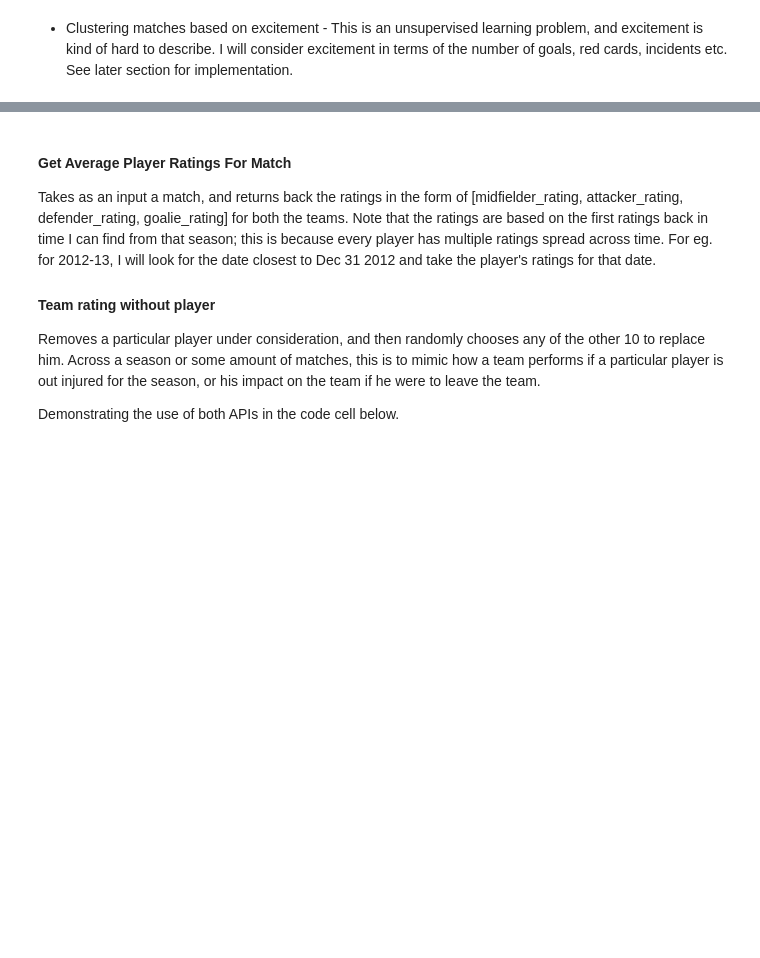
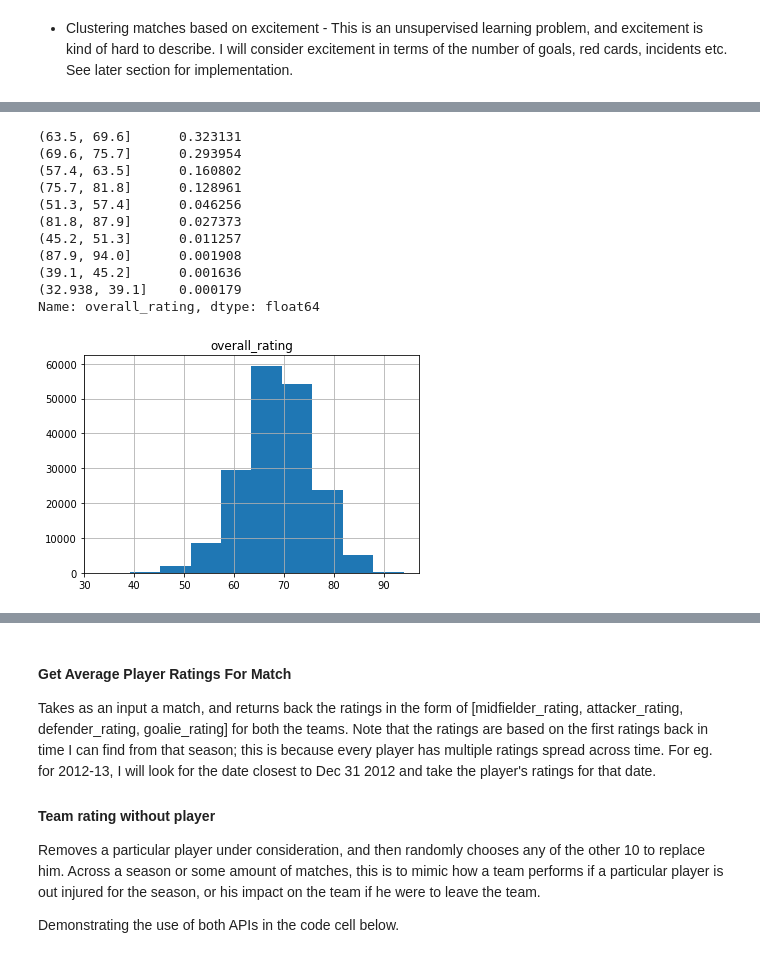
Before and after one commit to sgoyal1012/UdacityNanodegreeSubmissions, a Jupyter notebook: EuropeanSoccer_Capstone/Notebook_Code/EuropeanSoccerCapstone.ipynb, the cells around one changed output, grey strips where cells are left out. Cells and saved outputs as stored; diff of their text form; code cells hidden in the pictures; blank space fills up the shorter version.

```diff
--- a/EuropeanSoccer_Capstone/Notebook_Code/EuropeanSoccerCapstone.ipynb
+++ b/EuropeanSoccer_Capstone/Notebook_Code/EuropeanSoccerCapstone.ipynb
@@ -95,0 +145,18 @@ display(teams_features_df.head(n=1))
+# %%
+import matplotlib.pyplot as plt
+# Visualize player ratings
+players_df.hist(column= 'overall_rating', bins = 10)
+players_df['overall_rating'].value_counts(bins = 10, normalize=True)
+# %% [output]
+(63.5, 69.6]      0.323131
+(69.6, 75.7]      0.293954
+(57.4, 63.5]      0.160802
+(75.7, 81.8]      0.128961
+(51.3, 57.4]      0.046256
+(81.8, 87.9]      0.027373
+(45.2, 51.3]      0.011257
+(87.9, 94.0]      0.001908
+(39.1, 45.2]      0.001636
+(32.938, 39.1]    0.000179
+Name: overall_rating, dtype: float64
+[figure, added]
```
Also changed, not shown: parts of 24 cells of this notebook, 3 other files.
